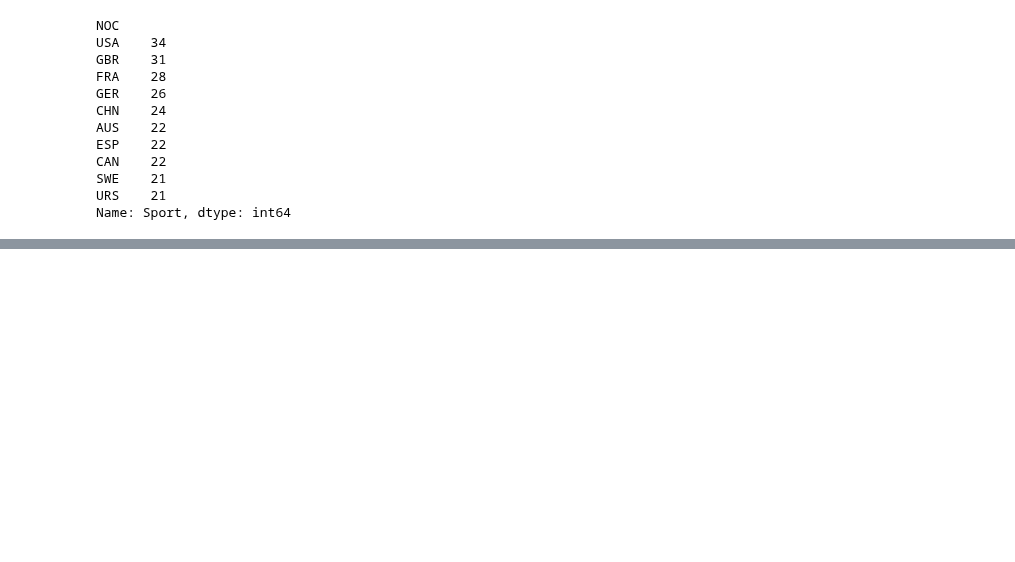
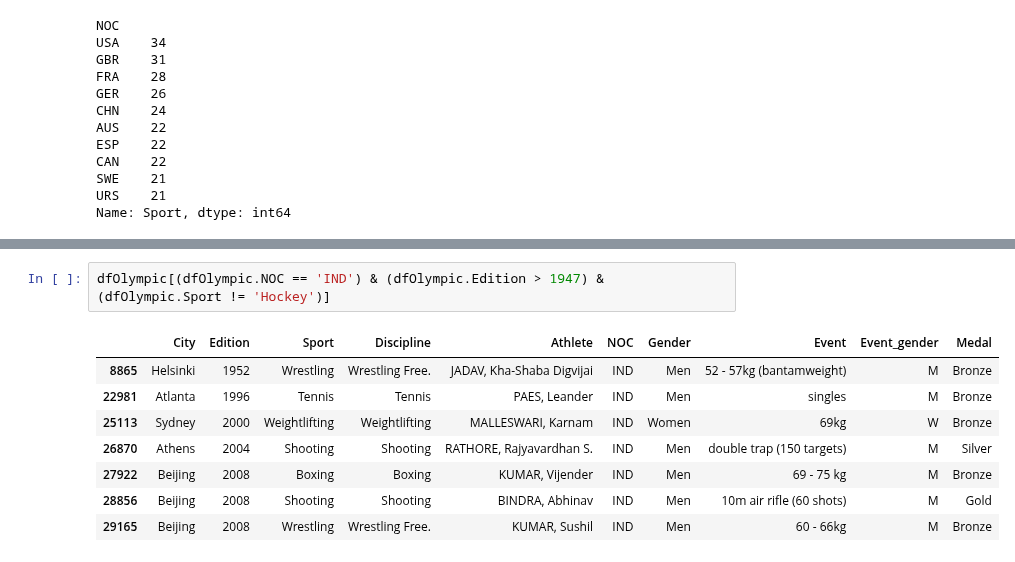
Before and after one commit to sushant2811/pythonAndStatsForDS, a Jupyter notebook: advancedPandas.ipynb, the cells around one changed output, grey strips where cells are left out. Drawn from its saved outputs; the diff is of its cells as text; blank space fills up the shorter version.

```diff
--- a/advancedPandas.ipynb
+++ b/advancedPandas.ipynb
@@ -1319,0 +1401,11 @@ Name: Sport, dtype: int64
+# %%
+dfOlympic[(dfOlympic.NOC == 'IND') & (dfOlympic.Edition > 1947) & (dfOlympic.Sport != 'Hockey')]
+# %% [output]
+|  | City | Edition | Sport | Discipline | Athlete | NOC | Gender | Event | Event_gender | Medal |
+| 8865 | Helsinki | 1952 | Wrestling | Wrestling Free. | JADAV, Kha-Shaba Digvijai | IND | Men | 52 - 57kg (bantamweight) | M | Bronze |
+| 22981 | Atlanta | 1996 | Tennis | Tennis | PAES, Leander | IND | Men | singles | M | Bronze |
+| 25113 | Sydney | 2000 | Weightlifting | Weightlifting | MALLESWARI, Karnam | IND | Women | 69kg | W | Bronze |
+| 26870 | Athens | 2004 | Shooting | Shooting | RATHORE, Rajyavardhan S. | IND | Men | double trap (150 targets) | M | Silver |
+| 27922 | Beijing | 2008 | Boxing | Boxing | KUMAR, Vijender | IND | Men | 69 - 75 kg | M | Bronze |
+| 28856 | Beijing | 2008 | Shooting | Shooting | BINDRA, Abhinav | IND | Men | 10m air rifle (60 shots) | M | Gold |
+| 29165 | Beijing | 2008 | Wrestling | Wrestling Free. | KUMAR, Sushil | IND | Men | 60 - 66kg | M | Bronze |
```
Also changed, not shown: parts of 14 cells of this notebook.
